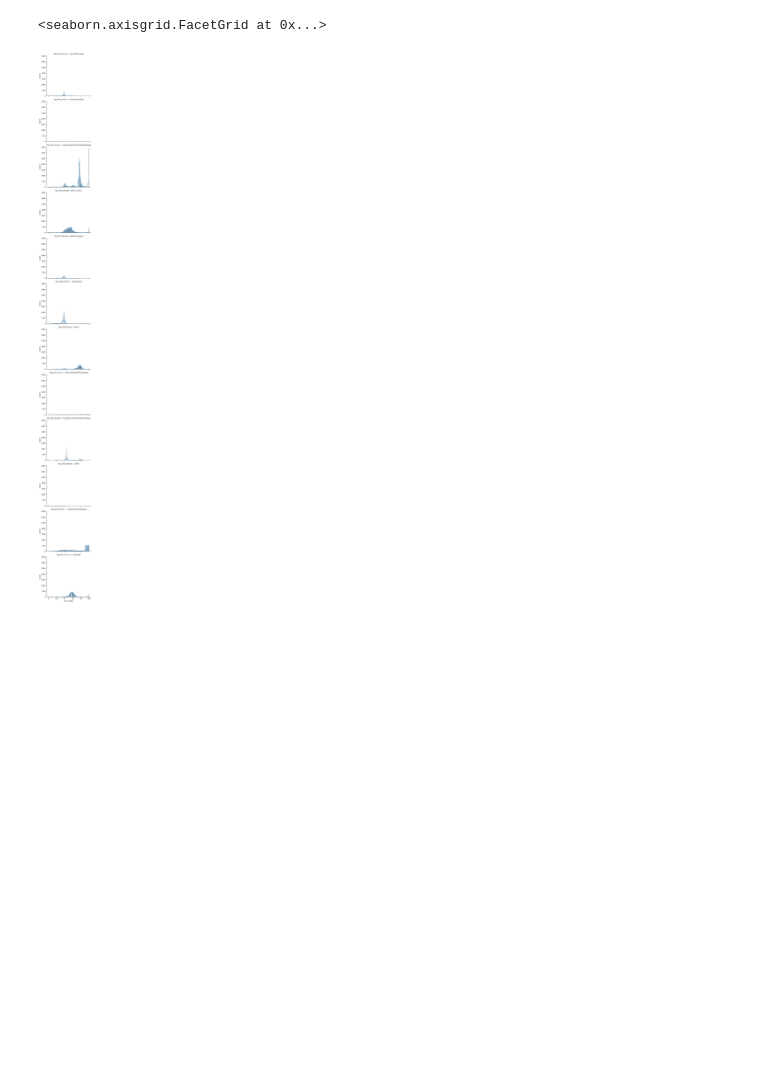
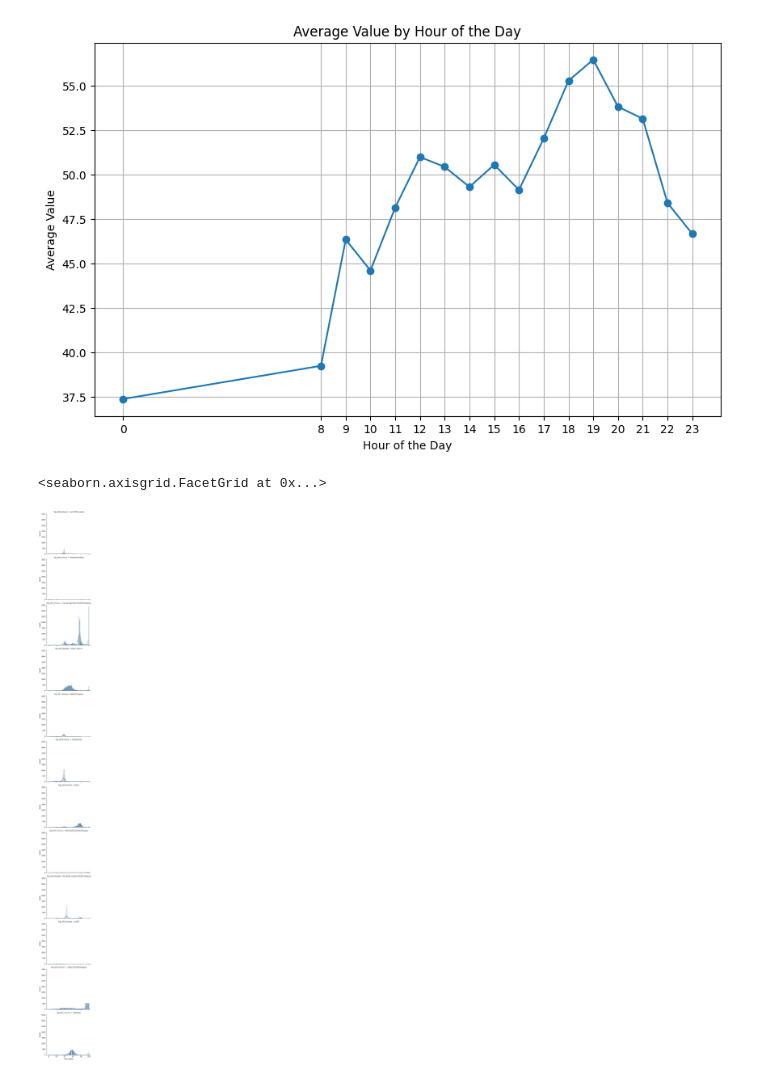
Before and after one commit to AliAbidi555/gpu_logging_project, a Jupyter notebook: analyze_data.ipynb, the cells around one changed output. Saved outputs shown, nothing was run; the diff lists cells and outputs as text; code cells hidden in the pictures; blank space fills up the shorter version.

```diff
--- a/analyze_data.ipynb
+++ b/analyze_data.ipynb
@@ -27,0 +107,23 @@ gaming.head()
+# %%
+### Detect idle state defined at the bottom 10%
+
+thresholds = ts_d.groupby('Top_GPU_Process').apply(calculate_idle_thresholds)
+print("Dynamic Idle Thresholds by Task:")
+print(thresholds)
+
+
+
+### Encode idle states
+ts_d['is_idle'] = ts_d.apply(is_idle, axis=1, args=(thresholds,))
+
+# Calculate time differences between timestamps
+ts_d['time_diff'] = ts_d.index.to_series().diff().fillna(pd.Timedelta(seconds=0))
+
+# Filter only idle states
+idle_df = ts_d[ts_d['is_idle']]
+
+# Calculate idle time per task
+idle_time_by_task = idle_df.groupby('Top_GPU_Process')['time_diff'].sum()
+
+print("\nIdle Time by Task:")
+print(idle_time_by_task)
@@ -28,3 +148,23 @@ gaming.head()
+# %%
+#Average usage
+
+
+
+def plot_hourly(val):
+    ts_h = ts_d.groupby('hour')[val].mean()
+
+    plt.figure(figsize=(10, 6))
+    plt.plot(ts_h.index, ts_h.values, marker='o')
+    plt.title('Average Value by Hour of the Day')
+    plt.xlabel('Hour of the Day')
+    plt.ylabel('Average Value')
+    plt.grid(True)
+    plt.xticks(ts_h.index)  # Set x-ticks to be each hour
+    plt.show()
+
+plot_hourly('GPU_Temperature')
+# %% [output]
+[figure, added]
 # %%
 #### Plot
 g=sns.FacetGrid(gaming,row='Top_GPU_Process',height=4,aspect=1.2)
```
Also changed, not shown: parts of 3 cells of this notebook, 1 other file.
